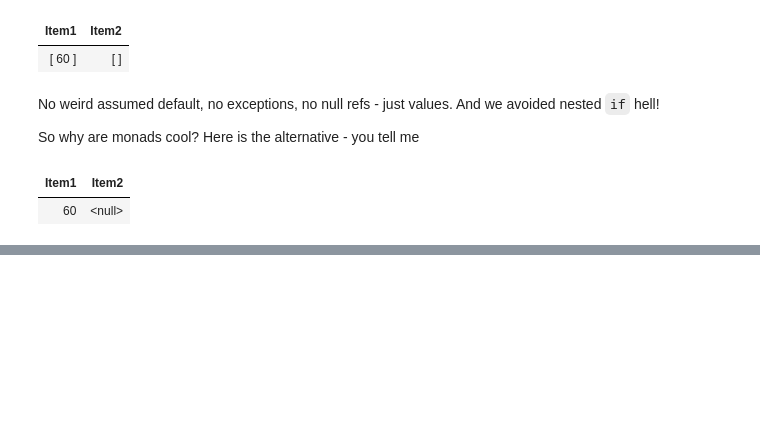
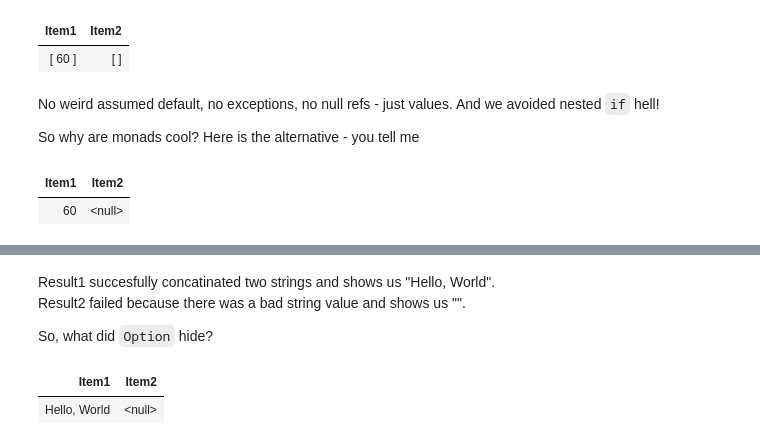
Before and after one commit to qmarsala/FunctionalJourney, a Jupyter notebook: CSharp/functional-csharp-notebook.ipynb, the cells around one changed output, grey strips where cells are left out. Drawn from its saved outputs; the diff is of its cells as text; code cells hidden in the pictures; blank space fills up the shorter version.

```diff
--- a/CSharp/functional-csharp-notebook.ipynb
+++ b/CSharp/functional-csharp-notebook.ipynb
@@ -1004,0 +1057,35 @@ return (valid, invalid); // return null gross!
+# %% [markdown]
+Result1 succesfully concatinated two strings and shows us "Hello, World".
+Result2 failed because there was a bad string value and shows us "".
+
+So, what did `Option` hide?
+# %%
+string valueA = "Hello, ";
+string valueB = "World";
+string valueC = null;
+
+string result1 = null;
+if(valueA != null)
+{
+    if(valueB != null)
+    {
+       result1 = valueA + valueB;
+    }
+}
+
+string result2 = null;
+if(valueA != null)
+{
+    if(valueB != null)
+    {
+        if(valueC != null)
+        {
+           result2 = valueA + valueB + valueC;
+        }
+    }
+}
+
+return (result1, result2);
+# %% [output]
+| Item1 | Item2 |
+| Hello, World | <null> |
```
Also changed, not shown: parts of 14 cells of this notebook.
